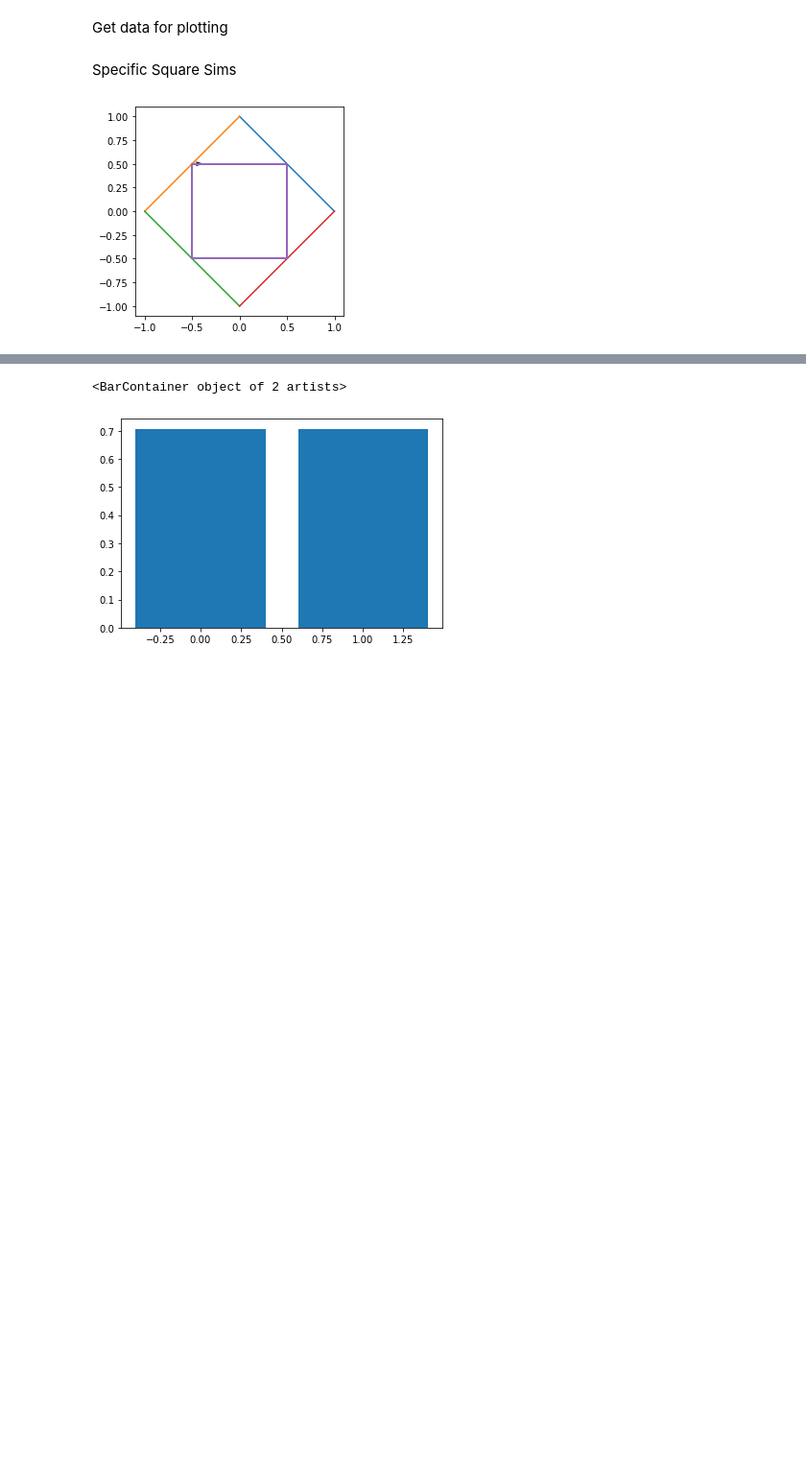
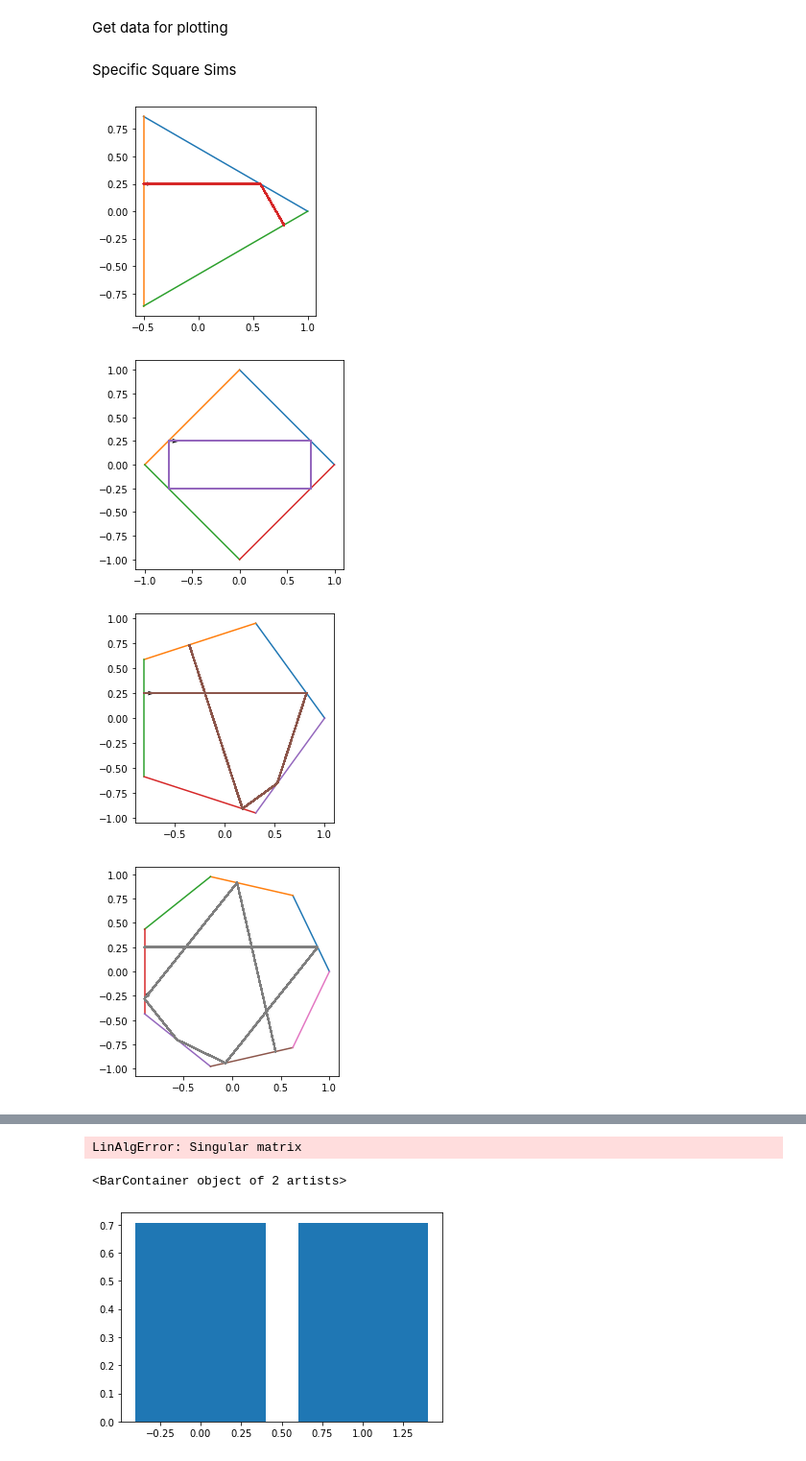
Before and after one commit to Creatorri/18.821-Project-2-Billiards, a Jupyter notebook: Collision.ipynb, the cells around one changed output, grey strips where cells are left out. Shown at 96% size. Cells and saved outputs as stored; diff of their text form; code cells hidden in the pictures; blank space fills up the shorter version.

```diff
--- a/Collision.ipynb
+++ b/Collision.ipynb
@@ -154,17 +154,25 @@ def side_chance(sim_result,mod=0):
 # %% [markdown]
 Specific Square Sims
 # %%
-sq = ngon(4)
-sqhit = polygon_hit(sq)
-ls = sim(sqhit,np.array([0,0.5]),np.array([1,0]),1000)
-plt.plot(*sq.T)
-xs = list(map(lambda x: x[0][0], ls))
-ys = list(map(lambda x: x[0][1], ls))
-plt.plot(xs,ys)
-x,v,_ = ls[-1]
-plt.quiver(*x,*v)
-ax = plt.gca()
-ax.set_aspect(1)
-plt.show()
+for i in range(17):
+    n = i+3#2*(i+1)+1
+    if n == 6:
+        continue
+    sq = ngon(n)
+    sqhit = polygon_hit(sq)
+    ls = sim(sqhit,np.array([0,0.25]),np.array([1,0]),1000)
+    plt.plot(*sq.T)
+    xs = list(map(lambda x: x[0][0], ls))
+    ys = list(map(lambda x: x[0][1], ls))
+    plt.plot(xs,ys)
+    x,v,_ = ls[-1]
+    plt.quiver(*x,*v)
+    ax = plt.gca()
+    ax.set_aspect(1)
+    plt.savefig('{}gonorbit.png'.format(n))
+    plt.show()
 # %% [output]
-[figure, old version]
+[figure, new version]
+[figure, added]
+[figure, added]
+[figure, added]
@@ -171,3 +185,4 @@ plt.show()
+LinAlgError: Singular matrix
 # %%
 ss = list(map(lambda x: x[2]%2,ls[1:]))
 #print(ss)
```
Also changed, not shown: parts of 3 cells of this notebook, 15 other files.
